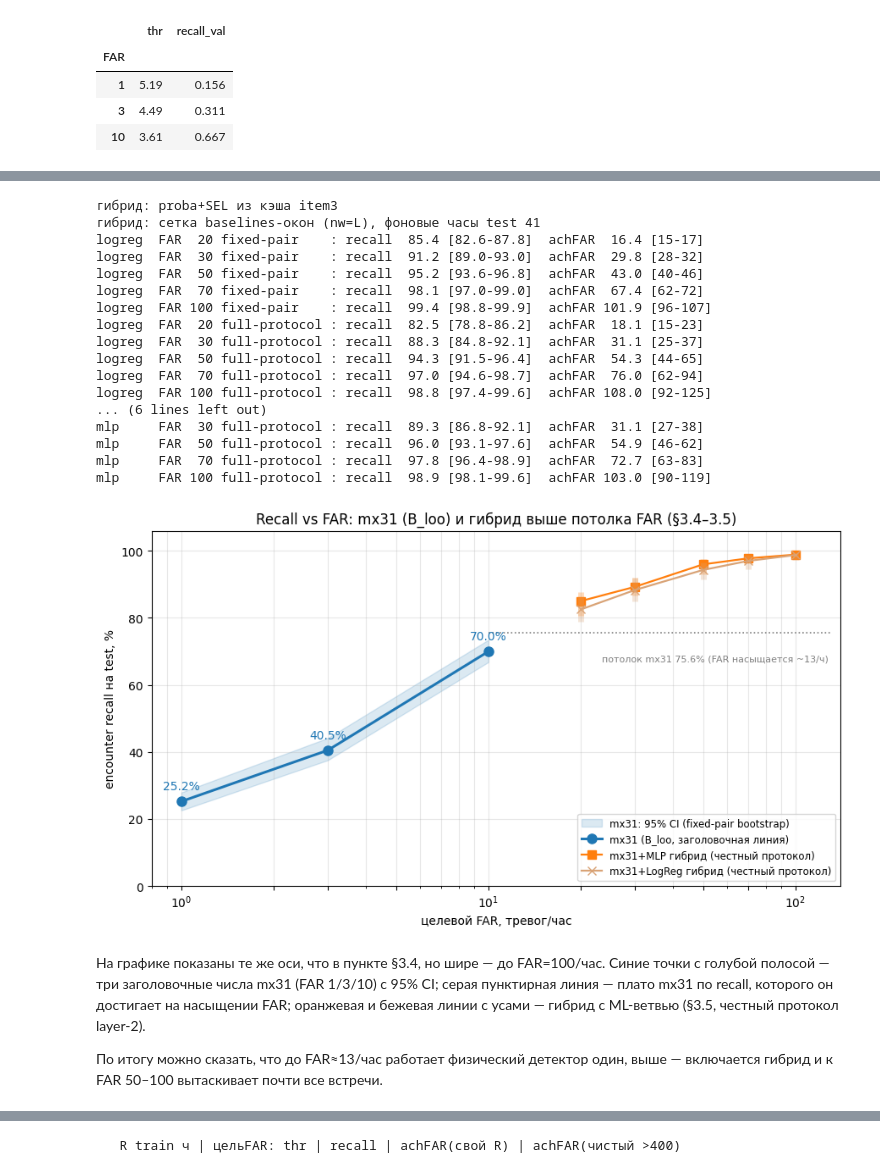
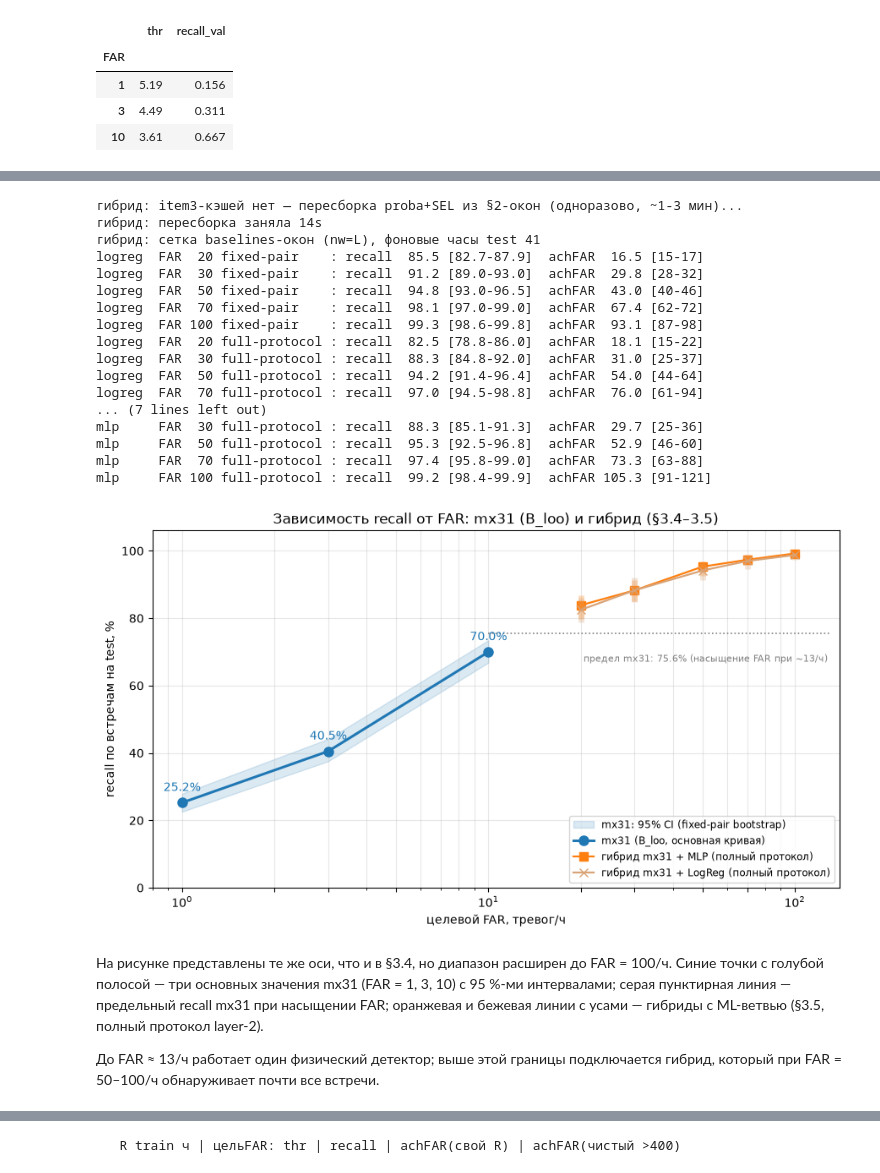
Before and after one commit to VladimirZarodov/ml-radai-radiation-detection, a Jupyter notebook: Matched_Filter_Detection.ipynb, the cells around one changed output, grey strips where cells are left out. Saved outputs shown, nothing was run; the diff lists cells and outputs as text; code cells hidden in the pictures.

```diff
--- a/Matched_Filter_Detection.ipynb
+++ b/Matched_Filter_Detection.ipynb
@@ -680,16 +572,16 @@ for target in (1, 3, 10):
    B_loo 50ч, исправл.  : recall [ 67.2,  74.6] мед  70.9 | achFAR [8.81, 10.73]
 # %%
 fig, ax = plt.subplots(figsize=(8.4, 3.6))
-prot = [('train-пул 7ч + СТАРОЕ правило (стоп на 1-м падении)', BOOT[10]['old_narrow'], '#bcbd22'),
-        ('train-пул 7ч + исправленное правило',                BOOT[10]['fixed_narrow'], '#ff7f0e'),
-        ('LOO-пул 50ч + исправленное правило (B_loo)',         BOOT[10]['bloo'], 'tab:blue')]
+prot = [('обучающий пул 7 ч, прежнее правило (остановка на первом падении)', BOOT[10]['old_narrow'], '#bcbd22'),
+        ('обучающий пул 7 ч, исправленное правило',                BOOT[10]['fixed_narrow'], '#ff7f0e'),
+        ('LOO-пул 50 ч, исправленное правило (B_loo)',         BOOT[10]['bloo'], 'tab:blue')]
 for i, (lab, rr, col) in enumerate(prot):
     lo_, med_, hi_ = [float(v) * 100 for v in rr]
     ax.errorbar(med_, i, xerr=[[med_ - lo_], [hi_ - med_]], fmt='o', ms=8, lw=2.2, capsize=5, color=col)
-    ax.text(hi_ + 1.0, i, f'[{lo_:.1f} – {hi_:.1f}], мед {med_:.1f}%', va='center', fontsize=8.5, color=col)
+    ax.text(hi_ + 1.0, i, f'[{lo_:.1f} – {hi_:.1f}], медиана {med_:.1f}%', va='center', fontsize=8.5, color=col)
 ax.set_yticks(range(3)); ax.set_yticklabels([p[0] for p in prot], fontsize=9)
 ax.invert_yaxis(); ax.set_xlim(18, 110)
-ax.set_xlabel('recall @FAR10, % (полный протокол bootstrap: пересэмплируются и калибровка, и оценка)')
-ax.set_title('CI recall@FAR10: вклад правила калибровки vs широты фонового пула')
+ax.set_xlabel('recall при FAR = 10/ч, % (бутстрэп по прогонам: калибровка и оценка пересэмплируются совместно)')
+ax.set_title('Доверительный интервал recall при FAR = 10/ч: влияние правила калибровки и объёма пула')
 ax.grid(axis='x', alpha=.3); fig.tight_layout(); fig.savefig('figures/02_ci_forest.png', dpi=130); plt.show()
 # %% [output]
@@ -1016,61 +879,57 @@ for _, x in hyb.iterrows():
     print(f"{x.arm:7s} FAR{x.target:>4} {x.layer:14s}: recall {x.recall*100:5.1f} "
           f"[{x.rec_ci[0]*100:.1f}-{x.rec_ci[1]*100:.1f}]  achFAR {x.far:5.1f} [{x.far_ci[0]:.0f}-{x.far_ci[1]:.0f}]")
 # %% [output]
-гибрид: proba+SEL из кэша item3
+гибрид: item3-кэшей нет — пересборка proba+SEL из §2-окон (одноразово, ~1-3 мин)...
+гибрид: пересборка заняла 14s
 гибрид: сетка baselines-окон (nw=L), фоновые часы test 41
-logreg  FAR  20 fixed-pair    : recall  85.4 [82.6-87.8]  achFAR  16.4 [15-17]
+logreg  FAR  20 fixed-pair    : recall  85.5 [82.7-87.9]  achFAR  16.5 [15-17]
 logreg  FAR  30 fixed-pair    : recall  91.2 [89.0-93.0]  achFAR  29.8 [28-32]
-logreg  FAR  50 fixed-pair    : recall  95.2 [93.6-96.8]  achFAR  43.0 [40-46]
+logreg  FAR  50 fixed-pair    : recall  94.8 [93.0-96.5]  achFAR  43.0 [40-46]
 logreg  FAR  70 fixed-pair    : recall  98.1 [97.0-99.0]  achFAR  67.4 [62-72]
-logreg  FAR 100 fixed-pair    : recall  99.4 [98.8-99.9]  achFAR 101.9 [96-107]
-logreg  FAR  20 full-protocol : recall  82.5 [78.8-86.2]  achFAR  18.1 [15-23]
-logreg  FAR  30 full-protocol : recall  88.3 [84.8-92.1]  achFAR  31.1 [25-37]
-logreg  FAR  50 full-protocol : recall  94.3 [91.5-96.4]  achFAR  54.3 [44-65]
-logreg  FAR  70 full-protocol : recall  97.0 [94.6-98.7]  achFAR  76.0 [62-94]
-logreg  FAR 100 full-protocol : recall  98.8 [97.4-99.6]  achFAR 108.0 [92-125]
-... (6 lines left out)
-mlp     FAR  30 full-protocol : recall  89.3 [86.8-92.1]  achFAR  31.1 [27-38]
-mlp     FAR  50 full-protocol : recall  96.0 [93.1-97.6]  achFAR  54.9 [46-62]
-mlp     FAR  70 full-protocol : recall  97.8 [96.4-98.9]  achFAR  72.7 [63-83]
-mlp     FAR 100 full-protocol : recall  98.9 [98.1-99.6]  achFAR 103.0 [90-119]
+logreg  FAR 100 fixed-pair    : recall  99.3 [98.6-99.8]  achFAR  93.1 [87-98]
+logreg  FAR  20 full-protocol : recall  82.5 [78.8-86.0]  achFAR  18.1 [15-22]
+logreg  FAR  30 full-protocol : recall  88.3 [84.8-92.0]  achFAR  31.0 [25-37]
+logreg  FAR  50 full-protocol : recall  94.2 [91.4-96.4]  achFAR  54.0 [44-64]
+logreg  FAR  70 full-protocol : recall  97.0 [94.5-98.8]  achFAR  76.0 [61-94]
+... (7 lines left out)
+mlp     FAR  30 full-protocol : recall  88.3 [85.1-91.3]  achFAR  29.7 [25-36]
+mlp     FAR  50 full-protocol : recall  95.3 [92.5-96.8]  achFAR  52.9 [46-60]
+mlp     FAR  70 full-protocol : recall  97.4 [95.8-99.0]  achFAR  73.3 [63-88]
+mlp     FAR 100 full-protocol : recall  99.2 [98.4-99.9]  achFAR 105.3 [91-121]
 # %%
 fig, ax = plt.subplots(figsize=(9, 5.2))
 xt = np.array([1, 3, 10])
 ys = np.array([sum((EMAX_MX[r] >= CAND[res_calib[t][2][i]]).sum() for i, r in enumerate(TEST_RUNS))
                / len(ECAT) * 100 for t in xt])
 rowB = sorted([x for x in ci_rows if str(x['protocol']).startswith('B_loo')], key=lambda x: x['target'])
 loB = np.array([x['rec'][0] for x in rowB]) * 100
 hiB = np.array([x['rec'][1] for x in rowB]) * 100
 ax.fill_between(xt, loB, hiB, color='tab:blue', alpha=.16, label='mx31: 95% CI (fixed-pair bootstrap)')
-ax.plot(xt, ys, 'o-', color='tab:blue', lw=2.2, ms=8, label='mx31 (B_loo, заголовочная линия)')
+ax.plot(xt, ys, 'o-', color='tab:blue', lw=2.2, ms=8, label='mx31 (B_loo, основная кривая)')
 for x_, y_ in zip(xt, ys):
     ax.annotate(f'{y_:.1f}%', (x_, y_), textcoords='offset points', xytext=(0, 10), ha='center', color='tab:blue')
 iiT = [IH[r] for r in TRAIN_RUNS]
 frT = OM['mx31'][iiT].sum(0) / HV[iiT].sum()
 recT = np.array([(ECAT >= t).mean() for t in CAND]) * 100
 sat = recT[frT <= 20].max()
 ax.plot([10, 130], [sat, sat], ls=':', color='grey', lw=1.2)
-ax.text(128, sat - 8.5, f'потолок mx31 {sat:.1f}% (FAR насыщается ~13/ч)', ha='right', fontsize=8, color='grey')
-for arm, col, mkr, lab in (('mlp', 'tab:orange', 's', 'mx31+MLP гибрид (честный протокол)'),
-                           ('logreg', '#d9a376', 'x', 'mx31+LogReg гибрид (честный протокол)')):
+ax.text(128, sat - 8.5, f'предел mx31: {sat:.1f}% (насыщение FAR при ~13/ч)', ha='right', fontsize=8, color='grey')
+for arm, col, mkr, lab in (('mlp', 'tab:orange', 's', 'гибрид mx31 + MLP (полный протокол)'),
+                           ('logreg', '#d9a376', 'x', 'гибрид mx31 + LogReg (полный протокол)')):
     h_ = hyb[(hyb.layer == 'full-protocol') & (hyb.arm == arm)].sort_values('target')
     ax.plot(h_.target.values, h_.recall.values * 100, mkr + '-', color=col, lw=1.6, ms=7, label=lab)
     ax.vlines(h_.target.values, [c[0] * 100 for c in h_.rec_ci], [c[1] * 100 for c in h_.rec_ci],
               color=col, lw=5, alpha=.28)
 ax.set_xscale('log'); ax.set_xlim(.8, 140); ax.set_ylim(0, 106)
 ax.set_xticks([1, 2, 3, 5, 10, 20, 30, 50, 70, 100])
-ax.set_xlabel('целевой FAR, тревог/час'); ax.set_ylabel('encounter recall на test, %')
-ax.set_title('Recall vs FAR: mx31 (B_loo) и гибрид выше потолка FAR (§3.4–3.5)')
+ax.set_xlabel('целевой FAR, тревог/ч'); ax.set_ylabel('recall по встречам на test, %')
+ax.set_title('Зависимость recall от FAR: mx31 (B_loo) и гибрид (§3.4–3.5)')
 ax.grid(alpha=.3, which='both'); ax.legend(loc='lower right', fontsize=8.5)
 fig.tight_layout(); fig.savefig('figures/01_headline.png', dpi=130); plt.show()
 # %% [output]
-[figure, old version]
+[figure, new version]
 # %% [markdown]
-На графике показаны те же оси, что в пункте §3.4, но шире — до FAR=100/час. Синие точки с голубой
-полосой — три заголовочные числа mx31 (FAR 1/3/10) с 95% CI; серая пунктирная линия —
-плато mx31 по recall, которого он достигает на насыщении FAR; оранжевая и бежевая линии
-с усами — гибрид с ML-ветвью (§3.5, честный протокол layer-2).
+На рисунке представлены те же оси, что и в §3.4, но диапазон расширен до FAR = 100/ч. Синие точки с голубой полосой — три основных значения mx31 (FAR = 1, 3, 10) с 95 %-ми интервалами; серая пунктирная линия — предельный recall mx31 при насыщении FAR; оранжевая и бежевая линии с усами — гибриды с ML-ветвью (§3.5, полный протокол layer-2).
 
-По итогу можно сказать, что до FAR≈13/час работает физический детектор один, выше — включается гибрид и к FAR 50–100 вытаскивает
-почти все встречи.
+До FAR ≈ 13/ч работает один физический детектор; выше этой границы подключается гибрид, который при FAR = 50–100/ч обнаруживает почти все встречи.
 # %% [markdown]
```
Also changed, not shown: parts of 55 cells of this notebook, 10 other files.
